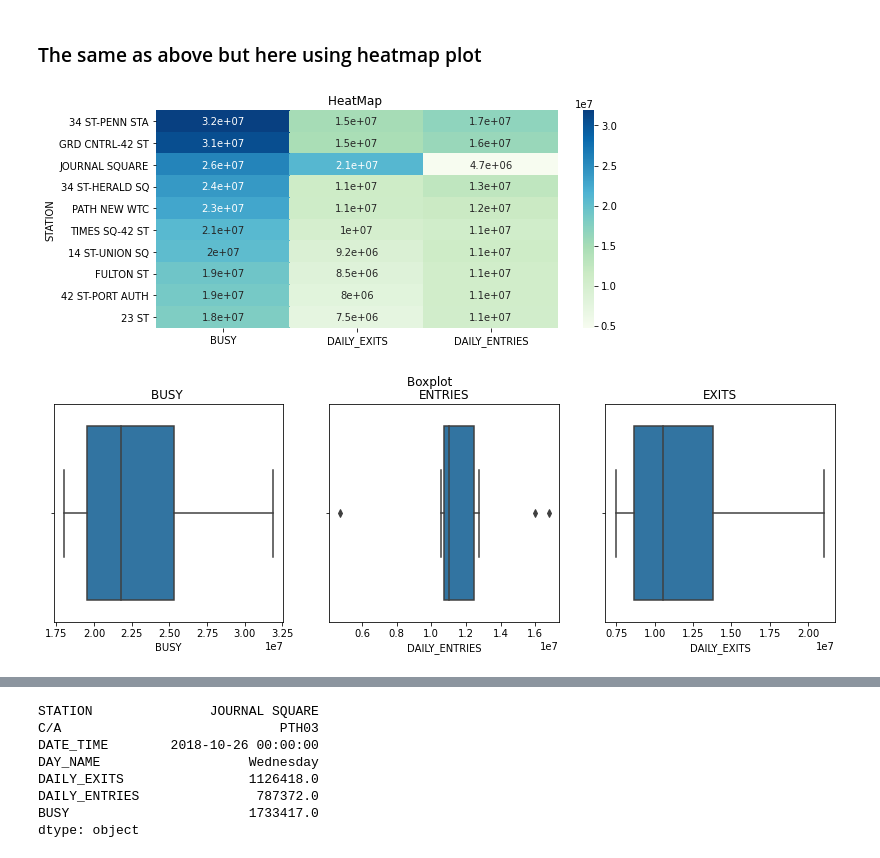
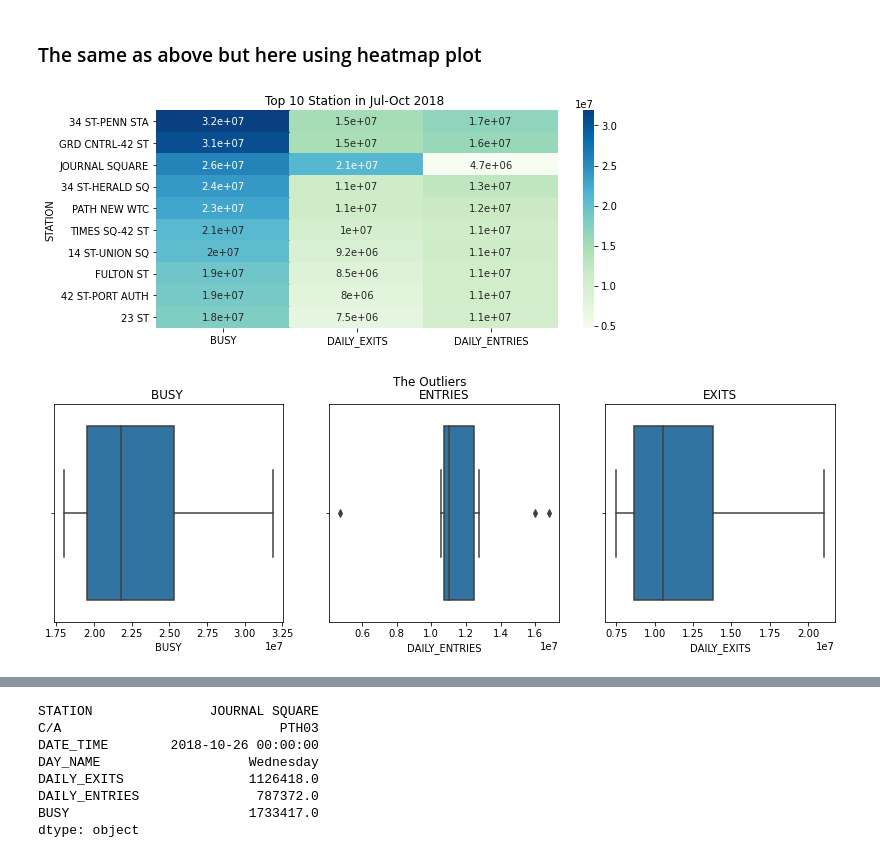
Before and after one commit to emanalshehrii/MTA_Turnstile_Data, a Jupyter notebook: MTA_Turnstile_Project.ipynb, the cells around one changed output, grey strips where cells are left out. Cells and saved outputs as stored; diff of their text form; code cells hidden in the pictures.

```diff
--- a/MTA_Turnstile_Project.ipynb
+++ b/MTA_Turnstile_Project.ipynb
@@ -991,19 +1005,19 @@ plt.savefig('Entries_exits_busy.png',dpi=200, bbox_inches='tight');
 # %%
 av=merge_table.groupby(['STATION'])[["DAILY_ENTRIES","DAILY_EXITS","BUSY"]].agg({'BUSY': 'mean',"DAILY_EXITS": 'mean',"DAILY_ENTRIES":'mean' }).sort_values(by = 'BUSY', ascending = False).head(10)
 
 plt.figure(figsize=(9,4))
-plt.title("HeatMap ")
+plt.title("Top 10 Station in Jul-Oct 2018 ")
 plt.xlabel("")
 avrg = av.groupby(by = ['STATION']).mean()
 avrg
 sns.heatmap(av,cmap='GnBu',annot=True);
 plt.savefig('heatmap_entries_exits.png',dpi=200, bbox_inches='tight')
 # %% [output]
-[figure, old version]
+[figure, new version]
 # %%
 plt.figure(figsize=(14,4))
 plt.subplot(1,3,1)
-plt.suptitle("Boxplot ")
+plt.suptitle("The Outliers ")
 
 sns.boxplot(data=turnstile_daily ,x=merge_table["BUSY"])
 plt.title("BUSY ")
@@ -1017,7 +1031,7 @@ plt.title("EXITS")
 
 plt.savefig('boxplot.png',dpi=300, bbox_inches='tight')
 # %% [output]
-[figure, old version]
+[figure, new version]
 # %%
 mta_stationPnn = mta_daily[mta_daily['STATION'] == '34 ST-PENN STA']
 mta_stationPnn
```
Also changed, not shown: parts of 16 cells of this notebook.
